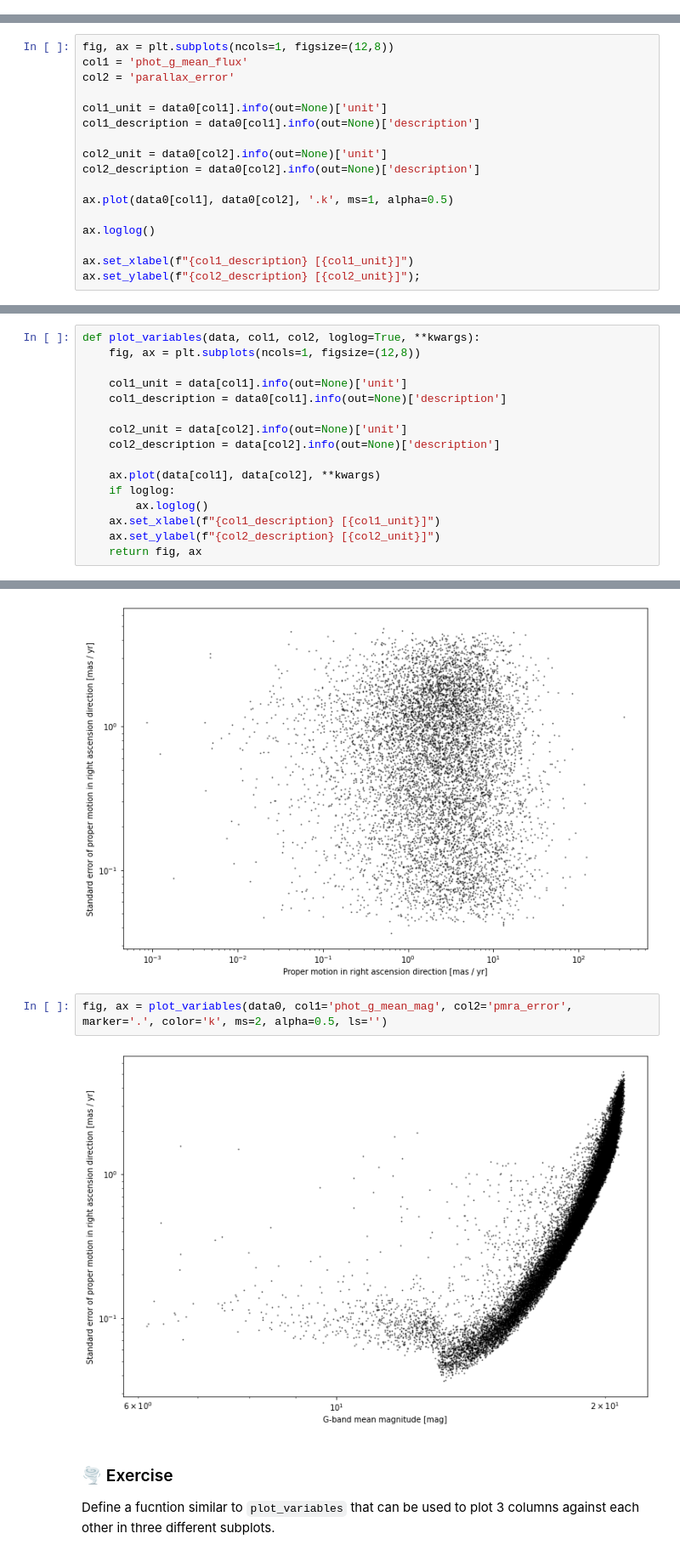
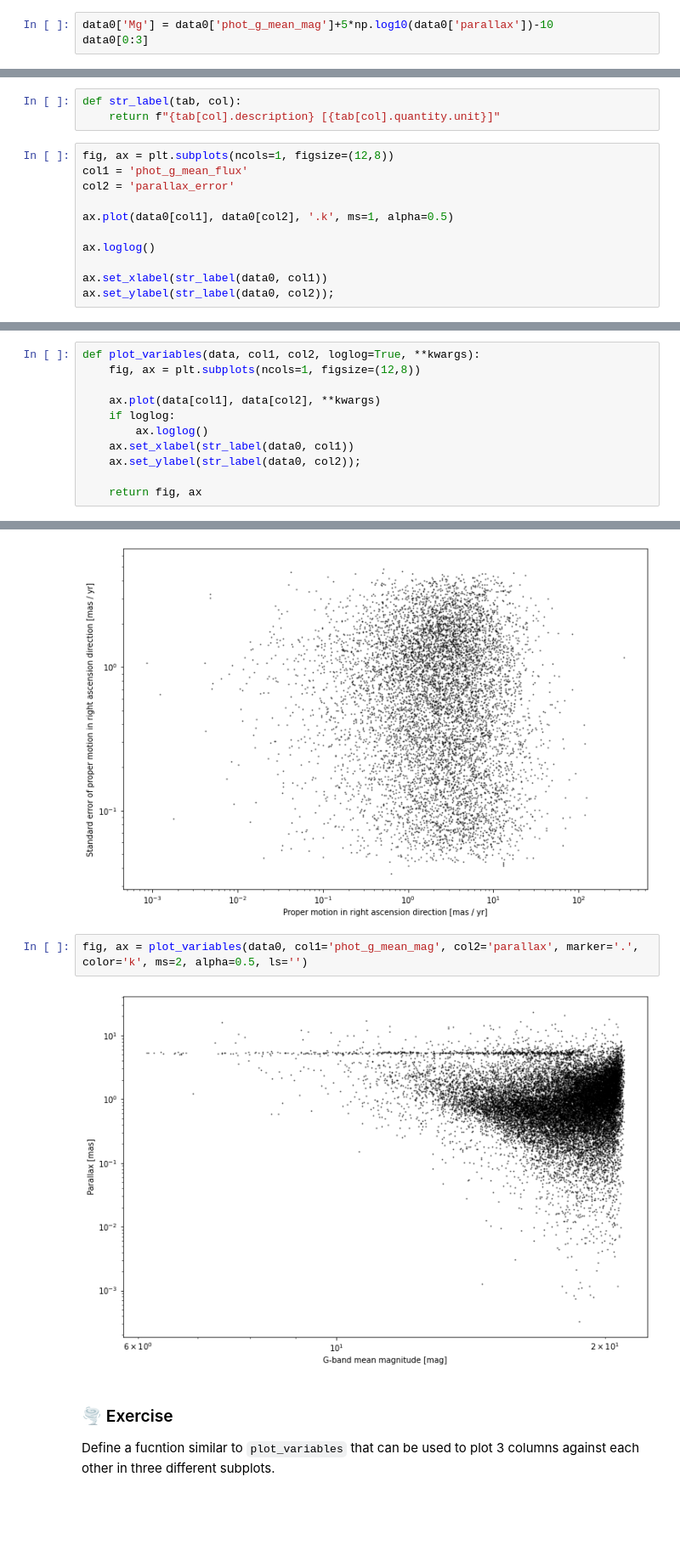
Before and after one commit to espsrc/pysnacks_1, a Jupyter notebook: tutorials/session_02/pysnack_1_02.ipynb, the cells around one changed output, grey strips where cells are left out. Shown at 85% size. Cells and saved outputs as stored; diff of their text form; blank space fills up the shorter version.

```diff
--- a/tutorials/session_02/pysnack_1_02.ipynb
+++ b/tutorials/session_02/pysnack_1_02.ipynb
@@ -342,0 +344,3 @@ QTable length=3
+# %%
+data0['Mg'] = data0['phot_g_mean_mag']+5*np.log10(data0['parallax'])-10
+data0[0:3]
@@ -384,49 +395,41 @@ ax.set_xlabel('G-band mean flux [e/s]')
 ax.set_ylabel('Parallax error [mas]');
 # %% [output]
 [figure]
+# %%
+def str_label(tab, col):
+    return f"{tab[col].description} [{tab[col].quantity.unit}]"
 # %%
 fig, ax = plt.subplots(ncols=1, figsize=(12,8))
 col1 = 'phot_g_mean_flux'
 col2 = 'parallax_error'
 
-col1_unit = data0[col1].info(out=None)['unit']
-col1_description = data0[col1].info(out=None)['description']
-
-col2_unit = data0[col2].info(out=None)['unit']
-col2_description = data0[col2].info(out=None)['description']
-
 ax.plot(data0[col1], data0[col2], '.k', ms=1, alpha=0.5)
 
 ax.loglog()
 
-ax.set_xlabel(f"{col1_description} [{col1_unit}]")
-ax.set_ylabel(f"{col2_description} [{col2_unit}]");
+ax.set_xlabel(str_label(data0, col1))
+ax.set_ylabel(str_label(data0, col2));
 # %% [output]
 [figure]
 # %%
 def plot_variables(data, col1, col2, loglog=True, **kwargs):
     fig, ax = plt.subplots(ncols=1, figsize=(12,8))
 
-    col1_unit = data[col1].info(out=None)['unit']
-    col1_description = data0[col1].info(out=None)['description']
-
-    col2_unit = data[col2].info(out=None)['unit']
-    col2_description = data[col2].info(out=None)['description']
-
     ax.plot(data[col1], data[col2], **kwargs)
     if loglog:
         ax.loglog()
-    ax.set_xlabel(f"{col1_description} [{col1_unit}]")
-    ax.set_ylabel(f"{col2_description} [{col2_unit}]")
+    ax.set_xlabel(str_label(data0, col1))
+    ax.set_ylabel(str_label(data0, col2));
+
     return fig, ax
 # %%
 fig, ax = plot_variables(data0, col1='pmra', col2='pmra_error', marker='.', color='k', ms=2, alpha=0.5, ls='')
 # %% [output]
 [figure]
 # %%
-fig, ax = plot_variables(data0, col1='phot_g_mean_mag', col2='pmra_error', marker='.', color='k', ms=2, alpha=0.5, ls='')
+fig, ax = plot_variables(data0, col1='phot_g_mean_mag', col2='parallax', marker='.', color='k', ms=2, alpha=0.5, ls='')
 # %% [output]
-[figure, old version]
+[figure, new version]
 # %% [markdown]
 ### 🌪 Exercise
 Define a fucntion similar to `plot_variables` that can be used to plot 3 columns against each other in three different subplots.
```
Also changed, not shown: parts of 50 cells of this notebook, 6 other files.
